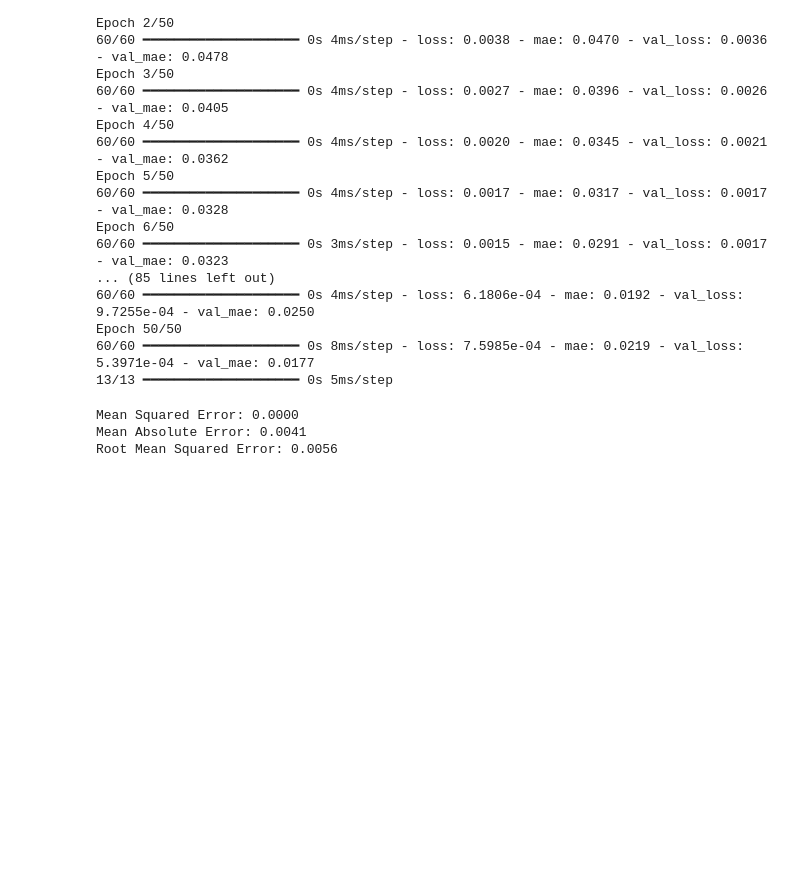
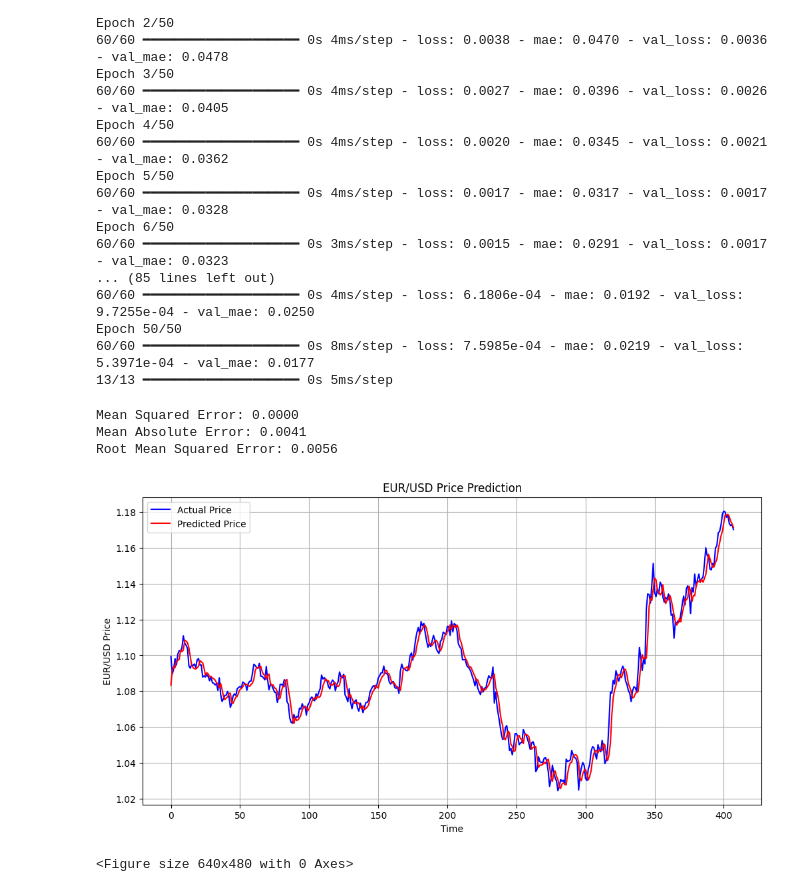
Before and after one commit to sria-the-fury/ANN-for-Time-Series-Forex-PyNote, a Jupyter notebook: ann_for_forex.ipynb, the cells around one changed output. Cells and saved outputs as stored; diff of their text form; code cells hidden in the pictures; blank space fills up the shorter version.

Commit message:
generating result on plot

```diff
--- a/ann_for_forex.ipynb
+++ b/ann_for_forex.ipynb
@@ -192,3 +192,20 @@ print(f"Root Mean Squared Error: {rmse:.4f}")
 Mean Squared Error: 0.0000
 Mean Absolute Error: 0.0041
 Root Mean Squared Error: 0.0056
+# %%
+#Generating Plot
+os.makedirs("results", exist_ok=True)
+import matplotlib.pyplot as plt
+plt.figure(figsize=(12, 6))
+plt.plot(y_test_actual, label='Actual Price', color='blue')
+plt.plot(predictions_actual, label='Predicted Price', color='red')
+plt.title('EUR/USD Price Prediction')
+plt.xlabel('Time')
+plt.ylabel('EUR/USD Price')
+plt.legend()
+plt.grid(True)
+plt.show()
+plt.savefig('results/prediction_plot.png')
+# %% [output]
+[figure, added]
+<Figure size 640x480 with 0 Axes>
```
